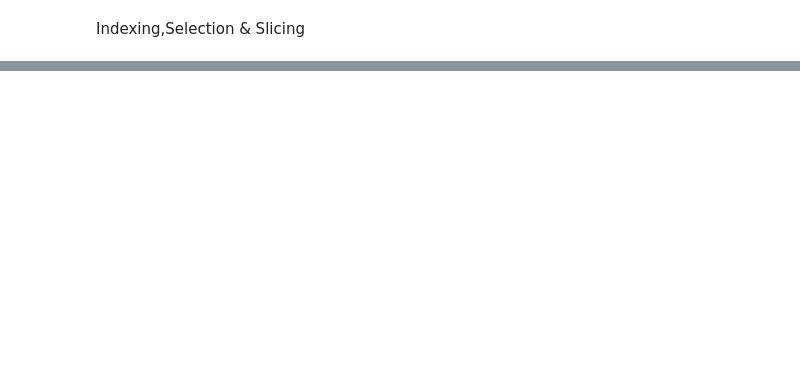
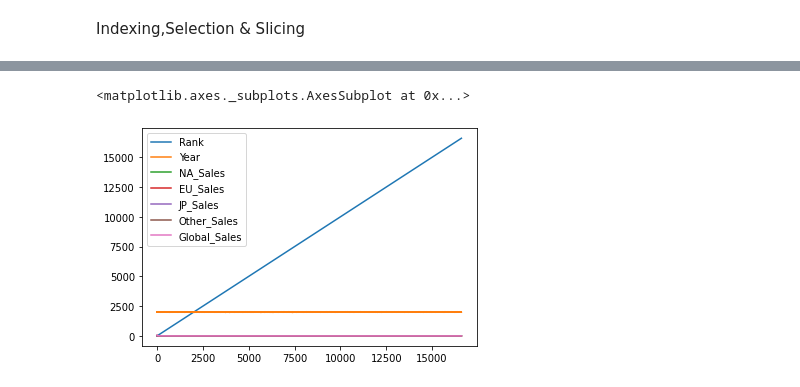
Before and after one commit to palleramcharan/Pythonpractice, a Jupyter notebook: FreeCodeCampPractice.ipynb, the cells around one changed output, grey strips where cells are left out. Drawn from its saved outputs; the diff is of its cells as text; code cells hidden in the pictures; blank space fills up the shorter version.

```diff
--- a/FreeCodeCampPractice.ipynb
+++ b/FreeCodeCampPractice.ipynb
@@ -240,0 +326,3 @@ Name: Canada, dtype: object
+# %%
+from google.colab import files
+uploaded = files.upload()
@@ -240,0 +332,4 @@ Name: Canada, dtype: object
+# %%
+import io
+df2 = pd.read_csv(io.BytesIO(uploaded['vgsales.csv'])) # Dataset is now stored in a Pandas Dataframe
+df2
@@ -240,0 +350,5 @@ Name: Canada, dtype: object
+# %%
+df2.plot()
+# %% [output]
+<matplotlib.axes._subplots.AxesSubplot at 0x...>
+[figure, added]
```
Also changed, not shown: parts of 14 cells of this notebook.
